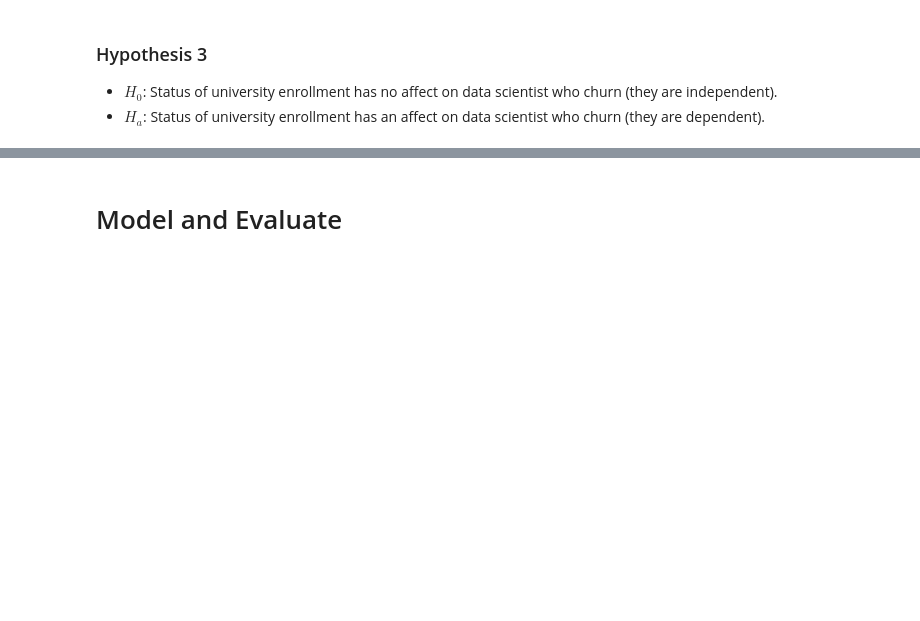
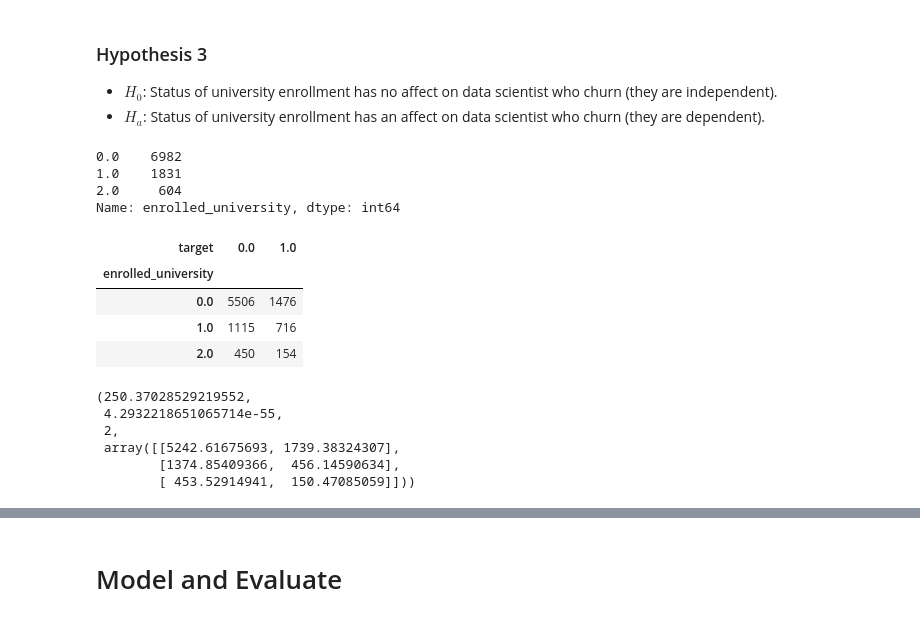
Before and after one commit to LinhQuach13/Individual_project_HR_analytics, a Jupyter notebook: Workbook.ipynb, the cells around one changed output, grey strips where cells are left out. Saved outputs shown, nothing was run; the diff lists cells and outputs as text; code cells hidden in the pictures; blank space fills up the shorter version.

```diff
--- a/Workbook.ipynb
+++ b/Workbook.ipynb
@@ -736,3 +755,21 @@ We reject the null hypothesis
 ### Hypothesis 3
 - $H_0$: Status of university enrollment has no affect on data scientist who churn (they are independent).
 - $H_a$: Status of university enrollment has an affect on data scientist who churn (they are dependent).
+# %%
+train['enrolled_university'].value_counts() # Looking at value counts to make sure didn't lose anything when compared to crosstab
+# %% [output]
+0.0    6982
+1.0    1831
+2.0     604
+Name: enrolled_university, dtype: int64
+# %%
+#Performing chi^2 test
+enrolled_university_crosstab= pd.crosstab(train['enrolled_university'], train['target'])
+
+enrolled_university_crosstab
+# %% [output]
+| target | 0.0 | 1.0 |
+| enrolled_university |  |  |
+| 0.0 | 5506 | 1476 |
+| 1.0 | 1115 | 716 |
+| 2.0 | 450 | 154 |
@@ -738,0 +778,9 @@ We reject the null hypothesis
+# %%
+chi3, p3, degf3, expected3
+# %% [output]
+(250.37028529219552,
+ 4.2932218651065714e-55,
+ 2,
+ array([[5242.61675693, 1739.38324307],
+        [1374.85409366,  456.14590634],
+        [ 453.52914941,  150.47085059]]))
```
Also changed, not shown: parts of 35 cells of this notebook.
